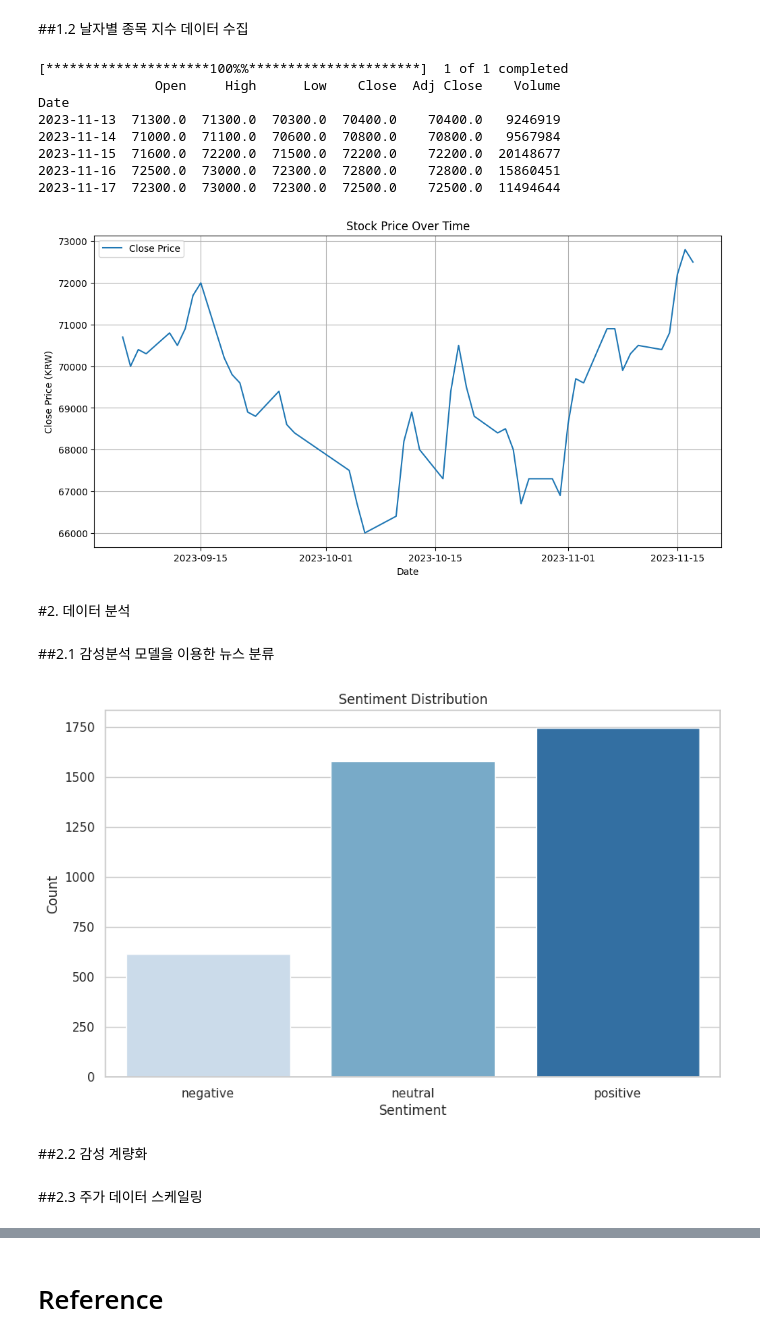
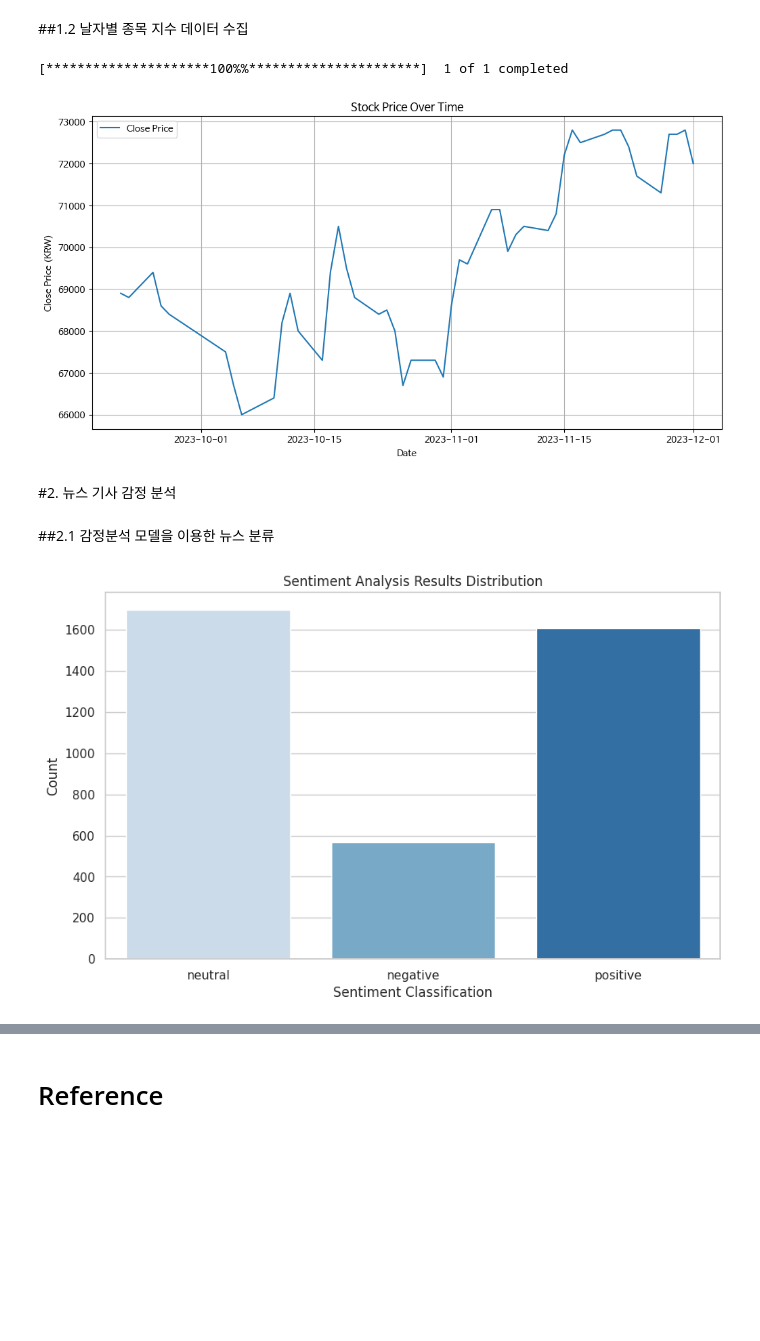
Before and after one commit to yeseong9769/BigData-Project-Stock, a Jupyter notebook: 빅데이터_프로젝트.ipynb, the cells around one changed output, grey strips where cells are left out. Cells and saved outputs as stored; diff of their text form; code cells hidden in the pictures; blank space fills up the shorter version.

```diff
--- a/빅데이터_프로젝트.ipynb
+++ b/빅데이터_프로젝트.ipynb
@@ -3,3 +28,7 @@
+# %%
+fm.fontManager.ttflist.insert(0, fm.FontEntry(fname=r'/usr/share/fonts/truetype/nanum/NanumBarunGothic.ttf', name='NanumGothic'))
+plt.rcParams['font.family'] = 'NanumGothic'
+plt.rcParams['axes.unicode_minus'] = False
 # %% [markdown]
 # 1. 데이터 수집, 가공, 정제
 # %% [markdown]
@@ -119,14 +141,12 @@ else:
 # %% [markdown]
 ##1.2 날자별 종목 지수 데이터 수집
 # %%
-import yfinance as yf
-import matplotlib.pyplot as plt
+# 야후 Finace에서 종목 지수 데이터 수집
+stock_df = yf.download(stock_code + ".KS", start=start_date.strftime("%Y-%m-%d"), end=datetime.datetime.today())
 
-df = yf.download(stock_code + ".KS", start=start_date.strftime("%Y-%m-%d"), end=datetime.datetime.today())
-print(df.tail())
-
-plt.figure(figsize=(12,6))
-plt.plot(df['Close'], label='Close Price')
+# 날짜별 종가 추이
+plt.figure(figsize=(12, 6))
+plt.plot(stock_df['Close'], label='Close Price')
 plt.title('Stock Price Over Time')
 plt.xlabel('Date')
 plt.ylabel('Close Price (KRW)')
@@ -135,44 +155,33 @@ plt.grid(True)
 plt.show()
 # %% [output]
 [*********************100%%**********************]  1 of 1 completed
-               Open     High      Low    Close  Adj Close    Volume
-Date
-2023-11-13  71300.0  71300.0  70300.0  70400.0    70400.0   9246919
-2023-11-14  71000.0  71100.0  70600.0  70800.0    70800.0   9567984
-2023-11-15  71600.0  72200.0  71500.0  72200.0    72200.0  20148677
-2023-11-16  72500.0  73000.0  72300.0  72800.0    72800.0  15860451
-2023-11-17  72300.0  73000.0  72300.0  72500.0    72500.0  11494644
-[figure, old version]
+[figure, new version]
 # %% [markdown]
-#2. 데이터 분석
+#2. 뉴스 기사 감정 분석
 # %% [markdown]
-##2.1 감성분석 모델을 이용한 뉴스 분류
+##2.1 감정분석 모델을 이용한 뉴스 분류
+# %%
+# KR-FinBert-SC 금융 뉴스 분석 모델(서울대학교 컴퓨터언어학_자연어처리 연구실 개발)을 이용한 감정 분석
+sentiment_pipe = pipeline(model='snunlp/KR-FinBert-SC')
+
+# 뉴스 데이터 읽어오기
+news_df = pd.read_csv(file_path)
+headline = news_df['Title'].tolist()
+
+# 감정 분석 실행
+senti_result_df = pd.DataFrame(sentiment_pipe(headline))
+news_df['Senti'] = senti_result_df['label']
+news_df['Score'] = senti_result_df['score']
 # %%
-!pip install transformers
-from transformers import pipeline
-import seaborn as sns
-
-sentiment_pipe = pipeline(model='snunlp/KR-FinBert-SC')
-
-df = pd.read_csv(file_path)
-headline = df['기사제목'].tolist()
-
-senti_headline = pd.DataFrame(sentiment_pipe(headline))
-df.set_index('date')
-df['senti'] = senti_headline['label']
-df['sentiscore'] = senti_headline['score']
-
-df.to_csv(file_path)
-
+# 긍정, 부정, 중립으로 분석된 결과의 분포 시각화
+sns.set_theme(font='NanumGothic')
 sns.set(style="whitegrid")
 
 plt.figure(figsize=(10, 6))
-sns.countplot(x='senti', data=df, palette='Blues')
-plt.title('Sentiment Distribution')
-plt.xlabel('Sentiment')
+sns.countplot(x='Senti', data=news_df, palette='Blues')
+plt.title('Sentiment Analysis Results Distribution')
+plt.xlabel('Sentiment Classification')
 plt.ylabel('Count')
 plt.show()
 # %% [output]
-[figure, old version]
+[figure, new version]
-# %% [markdown]
-##2.2 감성 계량화
@@ -185,2 +187,0 @@ plt.show()
-# %% [markdown]
-##2.3 주가 데이터 스케일링
```
Also changed, not shown: parts of 12 cells of this notebook, 2 other files.
